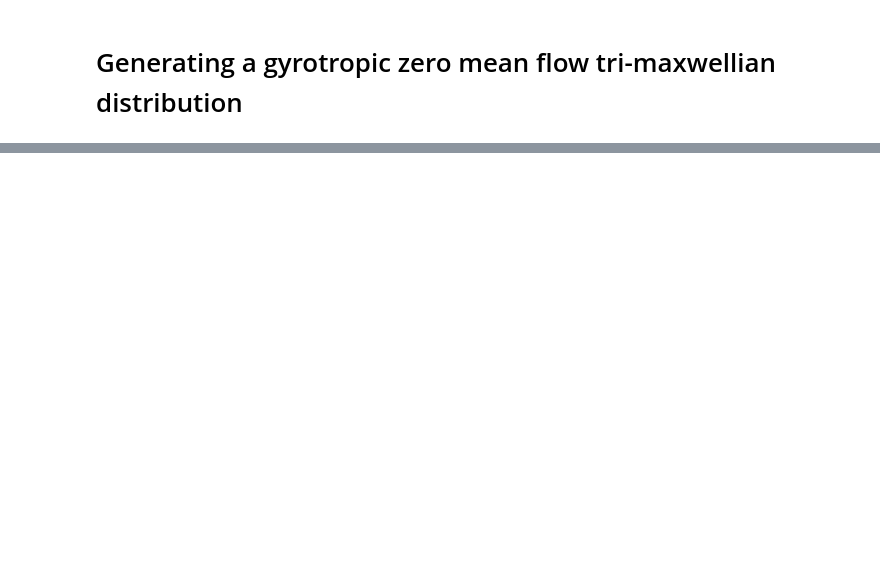
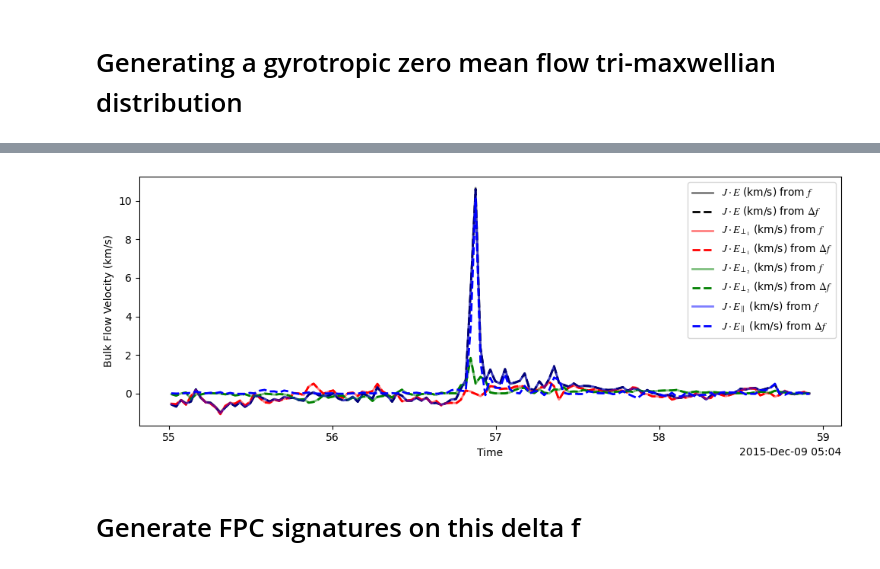
Before and after one commit to regisjohn/FPC_mRx, a Jupyter notebook: scripts/Trimaxwellian_test.ipynb, the cells around one changed output, grey strips where cells are left out. Saved outputs shown, nothing was run; the diff lists cells and outputs as text; code cells hidden in the pictures; blank space fills up the shorter version.

```diff
--- a/scripts/Trimaxwellian_test.ipynb
+++ b/scripts/Trimaxwellian_test.ipynb
@@ -113,0 +382,5 @@ fpc.imagecont_vdf_fpcfold(trange, species='e', bin_width_frac=0.25, time_index =
+# %%
+from scipy.constants import elementary_charge as q_e
+jvec_df = ne_mms1[:, None] * q_e * (bulk_vi_fac - bulk_ve_df)*1e18
+# cm^-3 * C * km/s = 10^18 nA/m^2
+jvec_f = ne_mms1[:, None] * q_e * (bulk_vi_fac - bulk_ve_f)*1e18
@@ -113,0 +420,55 @@ fpc.imagecont_vdf_fpcfold(trange, species='e', bin_width_frac=0.25, time_index =
+# %%
+_, evec_fac = pyspedas.get_data('evec_lor_fac')
+# %%
+times, jdotE, jdotE0, jdotE1, jdotE2 =  fpc.compute_jdotE(jvec_f, evec_fac)
+# %%
+times2, jdotE2, jdotE02, jdotE12, jdotE22 =  fpc.compute_jdotE(jvec_df, evec_fac)
+# %%
+import matplotlib.pyplot as plt
+from pyspedas import time_datetime
+
+time_dt = time_datetime(time)
+plt.figure(figsize=(10,4))
+
+labels = [r'$J \cdot E$', r'$J \cdot E_{\perp_1}$', r'$J \cdot E_{\perp_2}$',
+    r'$J \cdot E_{\parallel}$']
+colors = ['k','r','g','b']
+
+
+# J.E from f
+plt.plot(time_dt, jdotE, color = colors[0],
+    label=f'{labels[0]} (km/s) from $f$',linewidth=2, alpha=0.5)
+# J.E from delta_f
+plt.plot(time_dt, jdotE2, '--', color = colors[0],
+    label=fr'{labels[0]} (km/s) from $\Delta f$',linewidth=2)
+
+# J.E perp1 from f
+plt.plot(time_dt, jdotE0, color = colors[1],
+    label=f'{labels[1]} (km/s) from $f$',linewidth=2, alpha=0.5)
+# J.E perp1 from delta_f
+plt.plot(time_dt, jdotE02, '--', color = colors[1],
+    label=fr'{labels[1]} (km/s) from $\Delta f$',linewidth=2)
+
+# J.E perp2 from f
+plt.plot(time_dt, jdotE1, color = colors[2],
+    label=f'{labels[2]} (km/s) from $f$',linewidth=2, alpha=0.5)
+# J.E perp2 from delta_f
+plt.plot(time_dt, jdotE12, '--', color = colors[2],
+    label=fr'{labels[2]} (km/s) from $\Delta f$',linewidth=2)
+
+# J.E para from f
+plt.plot(time_dt, jdotE2, color = colors[3],
+    label=f'{labels[3]} (km/s) from $f$',linewidth=2, alpha=0.5)
+# J.E para from delta_f
+plt.plot(time_dt, jdotE22, '--', color = colors[3],
+    label=fr'{labels[3]} (km/s) from $\Delta f$',linewidth=2)
+
+plt.xlabel('Time')
+plt.ylabel('Bulk Flow Velocity (km/s)')
+plt.legend()
+plt.tight_layout()
+plt.show()
+# %% [output]
+[figure, added]
+# %% [markdown]
+# Generate FPC signatures on this delta f
```
Also changed, not shown: parts of 55 cells of this notebook, 6 other files.
